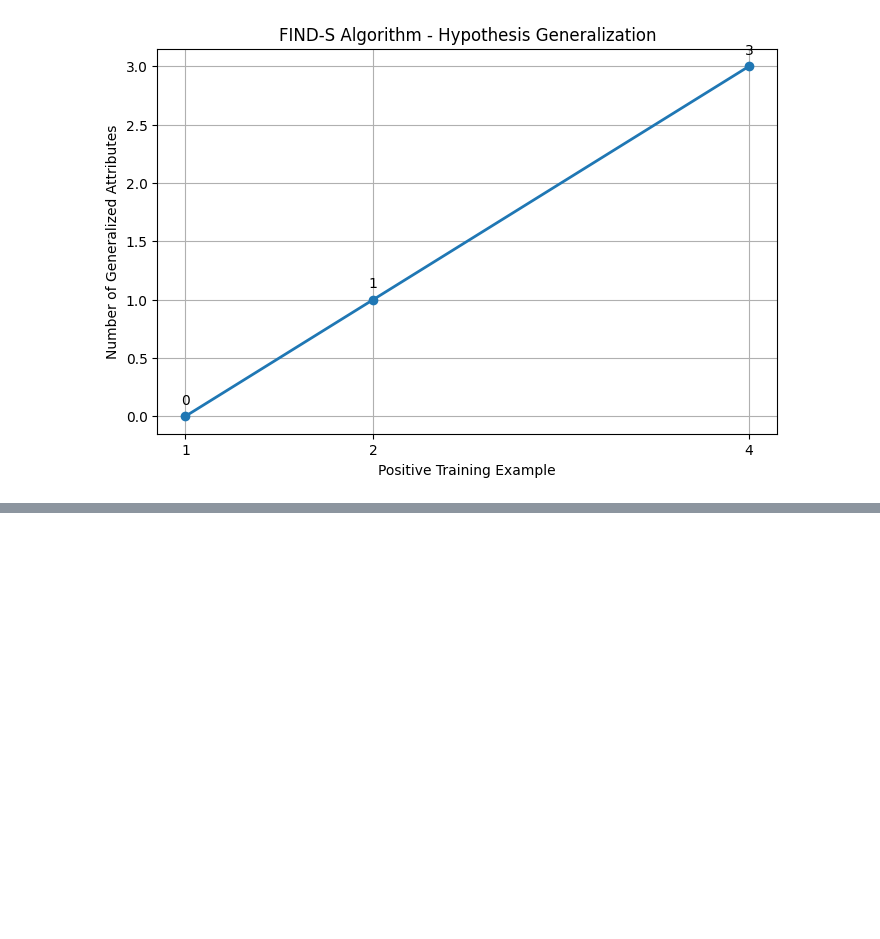
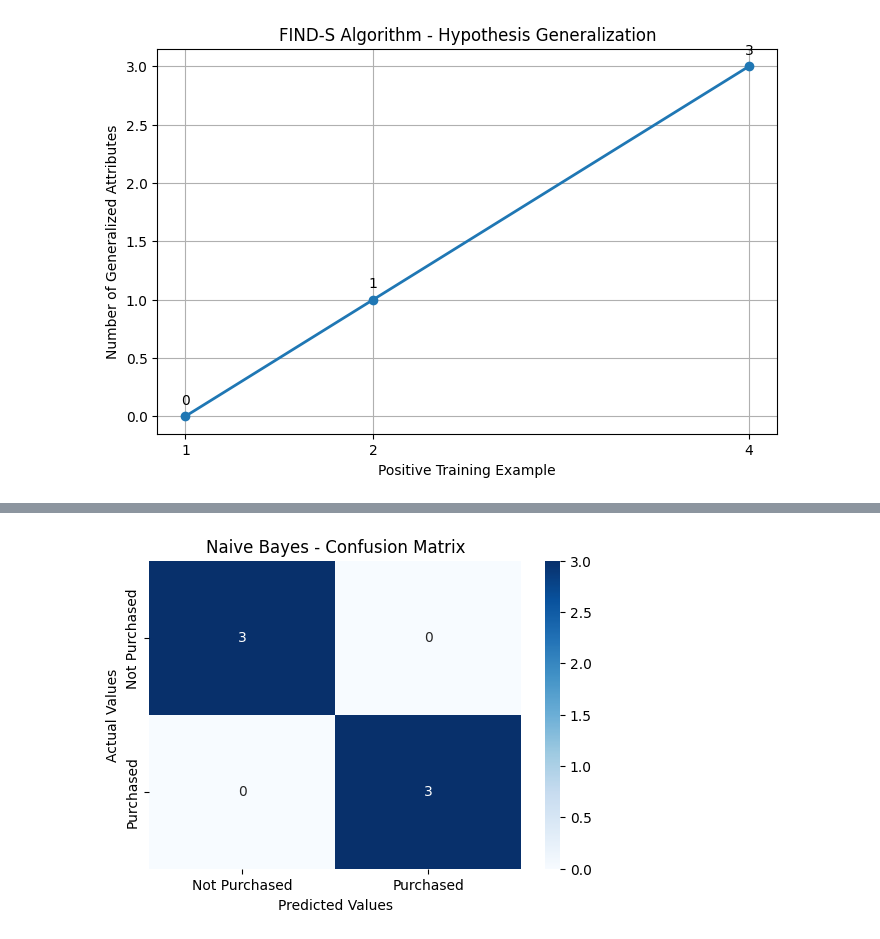
Before and after one commit to eyramana/MLA0201-FUNDAMENTALS-OF-MACHINE-LEARNING, a Jupyter notebook: Ramana_lab.ipynb, the cells around one changed output, grey strips where cells are left out. Cells and saved outputs as stored; diff of their text form; code cells hidden in the pictures; blank space fills up the shorter version.

```diff
--- a/Ramana_lab.ipynb
+++ b/Ramana_lab.ipynb
@@ -705,3 +705,88 @@ Wind : Strong
 Water : Any Value
 Forecast : Any Value
 [figure]
+# %%
+# Experiment No: 6
+# Question: Write a program to implement Naïve Bayes algorithm in Python
+# and to display the results using confusion matrix and accuracy.
+import pandas as pd
+import matplotlib.pyplot as plt
+import seaborn as sns
+
+from sklearn.model_selection import train_test_split
+from sklearn.naive_bayes import GaussianNB
+from sklearn.metrics import accuracy_score, confusion_matrix, classification_report
+
+# Dataset
+data = {
+    'Age': [22, 25, 47, 52, 46, 56, 23, 40, 60, 48,
+            33, 28, 35, 50, 42, 29, 55, 31, 45, 38],
+    'Salary': [20000, 25000, 60000, 80000, 65000, 90000, 22000,
+               50000, 100000, 70000, 40000, 30000, 45000, 85000,
+               55000, 28000, 95000, 35000, 75000, 48000],
+    'Purchased': [0, 0, 1, 1, 1, 1, 0, 1, 1, 1,
+                  0, 0, 0, 1, 1, 0, 1, 0, 1, 0]
+}
+
+df = pd.DataFrame(data)
+
+# Features and target
+X = df[['Age', 'Salary']]
+y = df['Purchased']
+
+# Split dataset
+X_train, X_test, y_train, y_test = train_test_split(
+    X, y, test_size=0.3, random_state=42, stratify=y
+)
+
+# Train Naive Bayes model
+model = GaussianNB()
+model.fit(X_train, y_train)
+
+# Prediction
+y_pred = model.predict(X_test)
+
+# Accuracy
+accuracy = accuracy_score(y_test, y_pred)
+print("Actual Values:", list(y_test))
+print("Predicted Values:", list(y_pred))
+print("Accuracy:", round(accuracy * 100, 2), "%")
+
+# Confusion Matrix
+cm = confusion_matrix(y_test, y_pred)
+
+print("\nConfusion Matrix:")
+print(cm)
+
+# Plot confusion matrix
+plt.figure(figsize=(6, 4))
+sns.heatmap(
+    cm,
+    annot=True,
+    fmt='d',
+    cmap='Blues',
+    xticklabels=['Not Purchased', 'Purchased'],
+    yticklabels=['Not Purchased', 'Purchased']
+)
+
+plt.xlabel("Predicted Values")
+plt.ylabel("Actual Values")
+plt.title("Naive Bayes - Confusion Matrix")
+plt.show()
+
+# Accuracy graph
+plt.figure(figsize=(5, 4))
+plt.bar(['Naive Bayes'], [accuracy * 100])
+plt.ylabel("Accuracy (%)")
+plt.title("Naive Bayes Classification Accuracy")
+plt.ylim(0, 100)
+plt.show()
+
+# Classification report
+print("\nClassification Report:")
+print(classification_report(
+    y_test, y_pred,
+    target_names=['Not Purchased', 'Purchased'],
+    zero_division=0
+))
+# %% [output]
@@ -707,0 +800 @@ Forecast : Any Value
+[figure, added]
```
Also changed, not shown: parts of 3 cells of this notebook.
